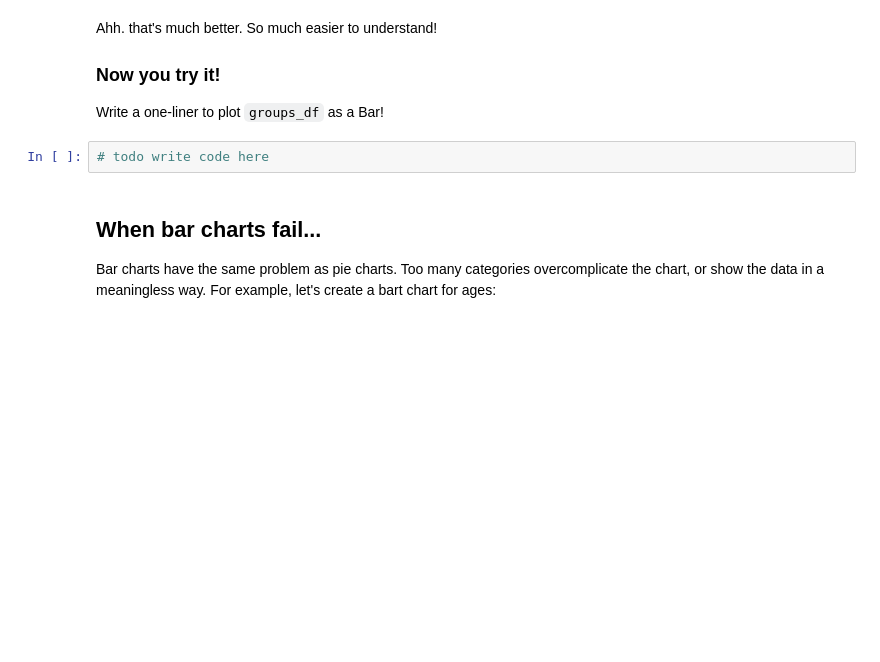
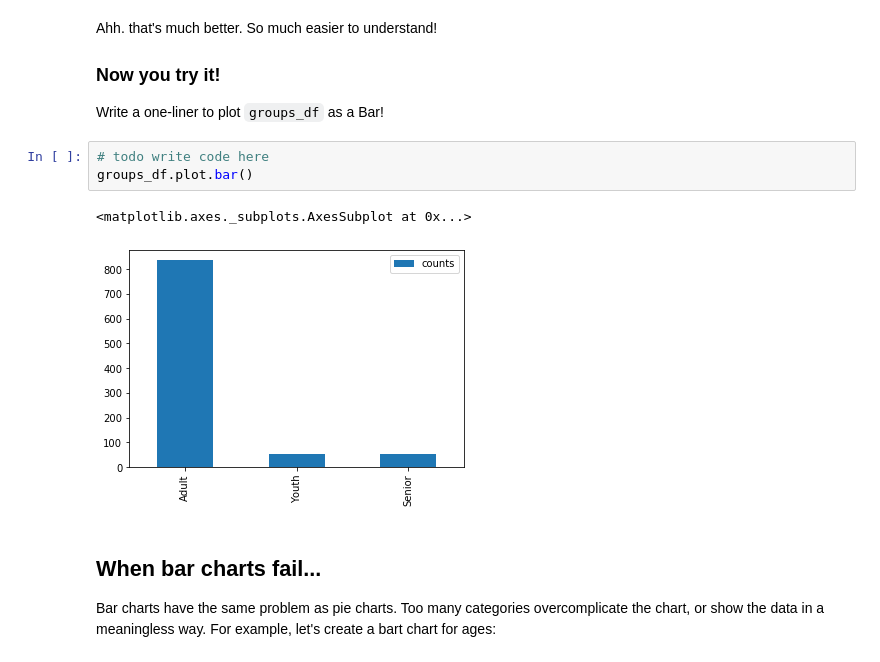
Before and after one commit to jferna22-su/ist256, a Jupyter notebook: content/lessons/13/Class-Coding-Lab/CCL-Data-Visualization.ipynb, the cells around one changed output. Drawn from its saved outputs; the diff is of its cells as text; blank space fills up the shorter version.

```diff
--- a/content/lessons/13/Class-Coding-Lab/CCL-Data-Visualization.ipynb
+++ b/content/lessons/13/Class-Coding-Lab/CCL-Data-Visualization.ipynb
@@ -107,6 +135,10 @@ Ahh. that's much better. So much easier to understand!
 Write a one-liner to plot `groups_df` as a Bar!
 # %%
 # todo write code here
+groups_df.plot.bar()
+# %% [output]
+<matplotlib.axes._subplots.AxesSubplot at 0x...>
+[figure, added]
 # %% [markdown]
 ## When bar charts fail...
 
```
Also changed, not shown: parts of 14 cells of this notebook, 3 other files.
